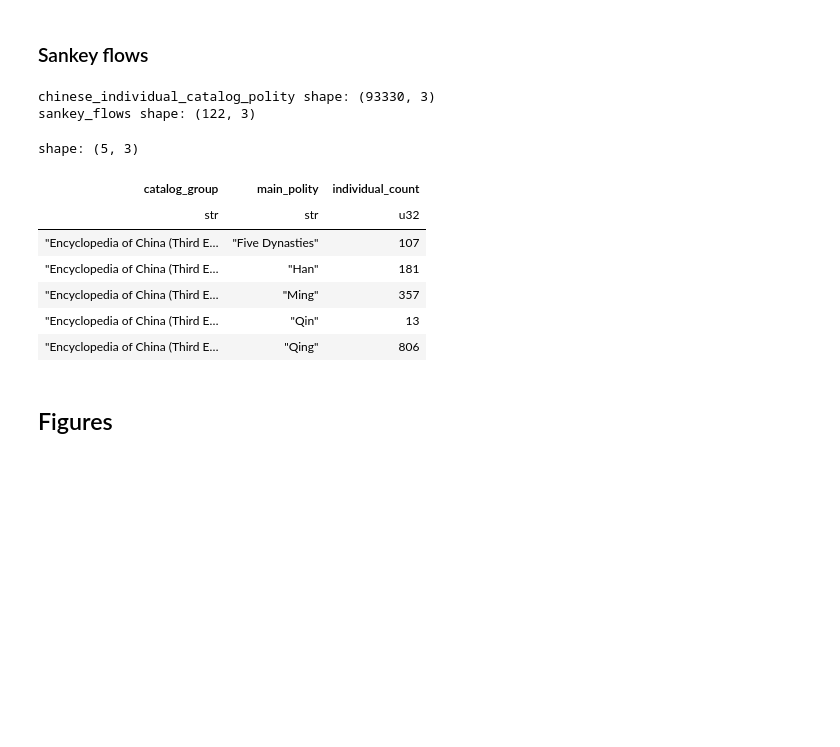
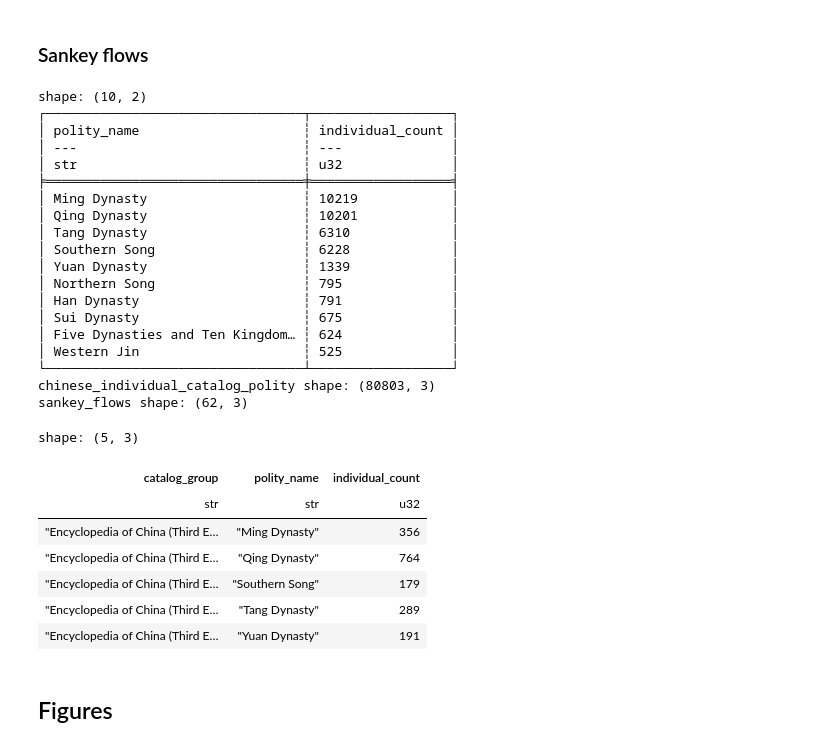
Before and after one commit to charlesdedampierre/cultura_database, a Jupyter notebook: notebooks/03_catalog_coverage.ipynb, the cells around one changed output. Cells and saved outputs as stored; diff of their text form; code cells hidden in the pictures; blank space fills up the shorter version.

```diff
--- a/notebooks/03_catalog_coverage.ipynb
+++ b/notebooks/03_catalog_coverage.ipynb
@@ -22,6 +22,9 @@ INTERNATIONAL_QID = 'Q1072012'
 BUCKET_YEARS = 50
 
 apply_style()
+# %%
+CHINESE_WORLD = 'Chinese world'
+TOP_N_DYNASTIES = 5
 # %% [markdown]
 ## Connect
 # %%
@@ -374,55 +373,90 @@ shape: (5, 4)
 # %% [markdown]
 ### Sankey flows
 # %%
-MAIN_CHINESE_ORDER = list(CHINESE_POLITY_COLORS)
 TOP_N_CATALOGS = 12
 MIN_RIBBON_SIZE = 5
 WIKI_NAME_PATTERN = '(?i)wikipedia|wikidata|wikimedia|wikisource'
 
-chinese_individual_catalog_polity = (
+chinese_catalog_links = (
     catalog_names
-    .filter(pl.col('polity_name').is_in(list(POLITY_TO_MAIN_CHINESE)))
-    .filter(~pl.col('identifier_name').str.contains(WIKI_NAME_PATTERN))
-    .with_columns(pl.col('polity_name').replace_strict(POLITY_TO_MAIN_CHINESE).alias('main_polity'))
-    .select('qid', 'identifier_name', 'main_polity')
+    .filter(~pl.col('label_en').str.contains(WIKI_NAME_PATTERN))
+    .select('qid', 'label_en', 'polity_name')
     .unique()
 )
 
+dynasty_ranking = (
+    chinese_catalog_links
+    .group_by('polity_name')
+    .agg(pl.col('qid').n_unique().alias('individual_count'))
+    .sort('individual_count', 'polity_name', descending=[True, False])
+)
+print(dynasty_ranking.head(10))
+
+DYNASTY_ORDER = (
+    chinese_polities
+    .filter(pl.col('name').is_in(dynasty_ranking.head(TOP_N_DYNASTIES)['polity_name'].to_list()))
+    .sort('start_year')['name'].to_list()
+)
+palette = list(CHINESE_POLITY_COLORS.values())
+DYNASTY_COLORS = {
+    dynasty: palette[round(i * (len(palette) - 1) / (len(DYNASTY_ORDER) - 1))]
+    for i, dynasty in enumerate(DYNASTY_ORDER)
+}
+
+chinese_individual_catalog_polity = chinese_catalog_links.filter(pl.col('polity_name').is_in(DYNASTY_ORDER))
+
 top_catalogs = (
     chinese_individual_catalog_polity
-    .group_by('identifier_name')
+    .group_by('label_en')
     .agg(pl.col('qid').n_unique().alias('individual_count'))
-    .sort('individual_count', 'identifier_name', descending=[True, False])
-    .head(TOP_N_CATALOGS)['identifier_name'].to_list()
+    .sort('individual_count', 'label_en', descending=[True, False])
+    .head(TOP_N_CATALOGS)['label_en'].to_list()
 )
 CATALOG_ORDER = top_catalogs + ['Other catalogs']
 
 sankey_flows = (
     chinese_individual_catalog_polity
     .with_columns(
-        pl.when(pl.col('identifier_name').is_in(top_catalogs)).then(pl.col('identifier_name'))
+        pl.when(pl.col('label_en').is_in(top_catalogs)).then(pl.col('label_en'))
         .otherwise(pl.lit('Other catalogs')).alias('catalog_group')
     )
-    .group_by('catalog_group', 'main_polity')
+    .group_by('catalog_group', 'polity_name')
     .agg(pl.col('qid').n_unique().alias('individual_count'))
     .filter(pl.col('individual_count') >= MIN_RIBBON_SIZE)
-    .sort('catalog_group', 'main_polity')
+    .sort('catalog_group', 'polity_name')
 )
 
 print('chinese_individual_catalog_polity shape:', chinese_individual_catalog_polity.shape)
 print('sankey_flows shape:', sankey_flows.shape)
 sankey_flows.head()
 # %% [output]
-chinese_individual_catalog_polity shape: (93330, 3)
-sankey_flows shape: (122, 3)
+shape: (10, 2)
+┌─────────────────────────────────┬──────────────────┐
+│ polity_name                     ┆ individual_count │
+│ ---                             ┆ ---              │
+│ str                             ┆ u32              │
+╞═════════════════════════════════╪══════════════════╡
+│ Ming Dynasty                    ┆ 10219            │
+│ Qing Dynasty                    ┆ 10201            │
+│ Tang Dynasty                    ┆ 6310             │
+│ Southern Song                   ┆ 6228             │
+│ Yuan Dynasty                    ┆ 1339             │
+│ Northern Song                   ┆ 795              │
+│ Han Dynasty                     ┆ 791              │
+│ Sui Dynasty                     ┆ 675              │
+│ Five Dynasties and Ten Kingdom… ┆ 624              │
+│ Western Jin                     ┆ 525              │
+└─────────────────────────────────┴──────────────────┘
+chinese_individual_catalog_polity shape: (80803, 3)
+sankey_flows shape: (62, 3)
 shape: (5, 3)
-| catalog_group | main_polity | individual_count |
+| catalog_group | polity_name | individual_count |
 | str | str | u32 |
-| "Encyclopedia of China (Third E… | "Five Dynasties" | 107 |
-| "Encyclopedia of China (Third E… | "Han" | 181 |
-| "Encyclopedia of China (Third E… | "Ming" | 357 |
-| "Encyclopedia of China (Third E… | "Qin" | 13 |
-| "Encyclopedia of China (Third E… | "Qing" | 806 |
+| "Encyclopedia of China (Third E… | "Ming Dynasty" | 356 |
+| "Encyclopedia of China (Third E… | "Qing Dynasty" | 764 |
+| "Encyclopedia of China (Third E… | "Southern Song" | 179 |
+| "Encyclopedia of China (Third E… | "Tang Dynasty" | 289 |
+| "Encyclopedia of China (Third E… | "Yuan Dynasty" | 191 |
 # %% [markdown]
 ## Figures
 # %% [markdown]
```
Also changed, not shown: parts of 11 cells of this notebook, 10 other files.
